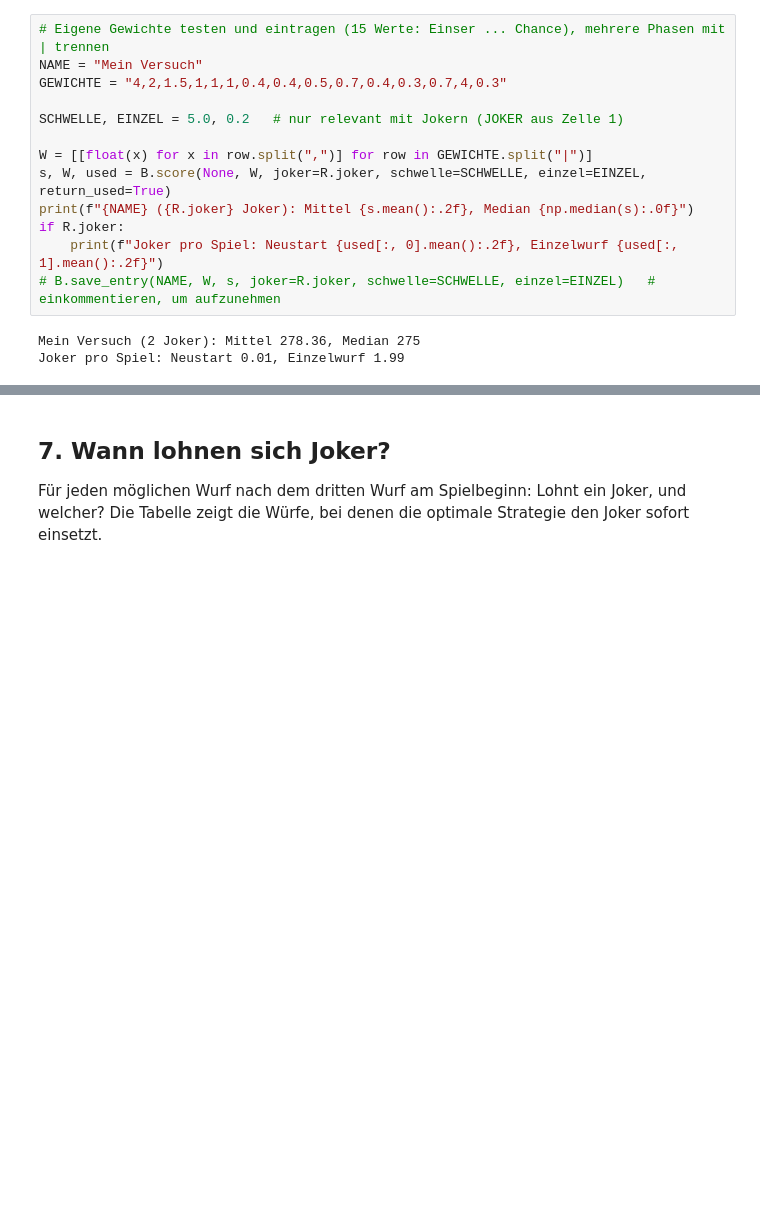
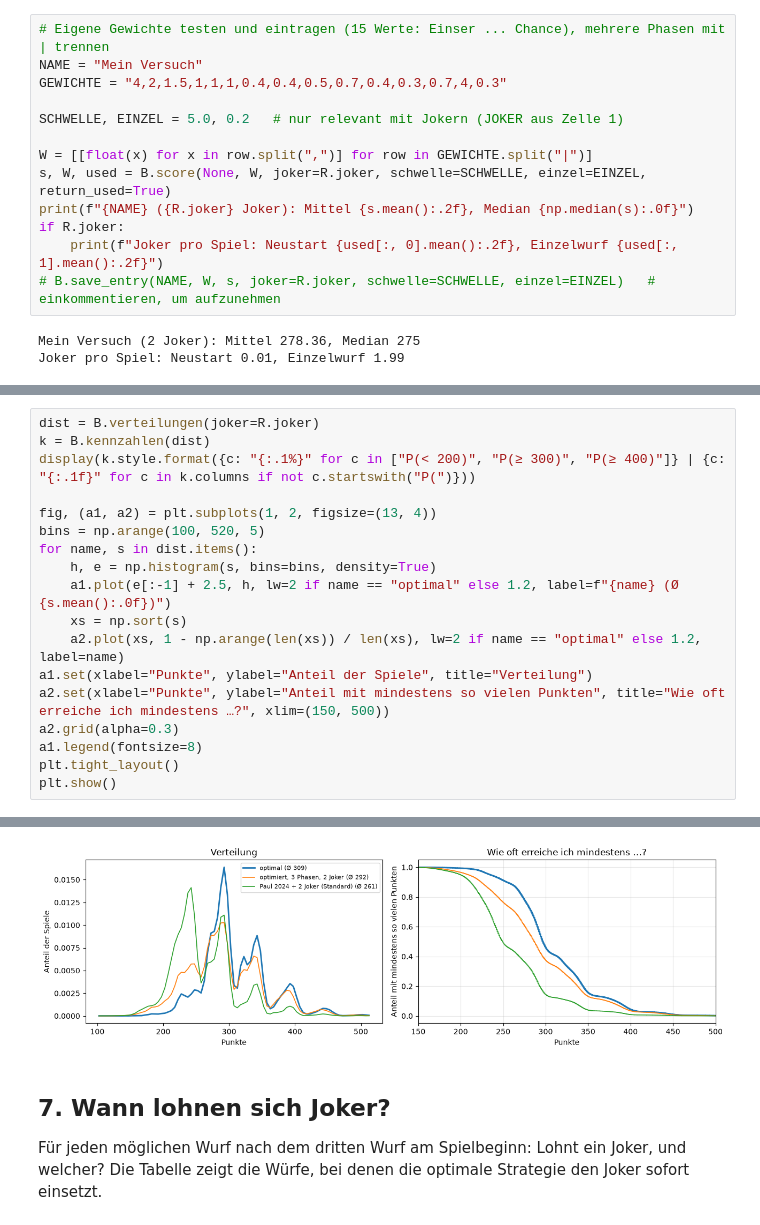
Before and after one commit to Pitterstummes/Kniffel, a Jupyter notebook: Kniffel-Labor.ipynb, the cells around one changed output, grey strips where cells are left out. Cells and saved outputs as stored; diff of their text form; blank space fills up the shorter version.

```diff
--- a/Kniffel-Labor.ipynb
+++ b/Kniffel-Labor.ipynb
@@ -216,0 +225,19 @@ Joker pro Spiel: Neustart 0.01, Einzelwurf 1.99
+# %%
+dist = B.verteilungen(joker=R.joker)
+k = B.kennzahlen(dist)
+display(k.style.format({c: "{:.1%}" for c in ["P(< 200)", "P(≥ 300)", "P(≥ 400)"]} | {c: "{:.1f}" for c in k.columns if not c.startswith("P(")}))
+
+fig, (a1, a2) = plt.subplots(1, 2, figsize=(13, 4))
+bins = np.arange(100, 520, 5)
+for name, s in dist.items():
+    h, e = np.histogram(s, bins=bins, density=True)
+    a1.plot(e[:-1] + 2.5, h, lw=2 if name == "optimal" else 1.2, label=f"{name} (Ø {s.mean():.0f})")
+    xs = np.sort(s)
+    a2.plot(xs, 1 - np.arange(len(xs)) / len(xs), lw=2 if name == "optimal" else 1.2, label=name)
+a1.set(xlabel="Punkte", ylabel="Anteil der Spiele", title="Verteilung")
+a2.set(xlabel="Punkte", ylabel="Anteil mit mindestens so vielen Punkten", title="Wie oft erreiche ich mindestens …?", xlim=(150, 500))
+a2.grid(alpha=0.3)
+a1.legend(fontsize=8)
+plt.tight_layout()
+plt.show()
+# %% [output]
@@ -217,3 +248,4 @@ Joker pro Spiel: Neustart 0.01, Einzelwurf 1.99
+[figure, added]
 # %% [markdown]
 ## 7. Wann lohnen sich Joker?
 
```
Also changed, not shown: parts of 2 cells of this notebook, 1 other file.
